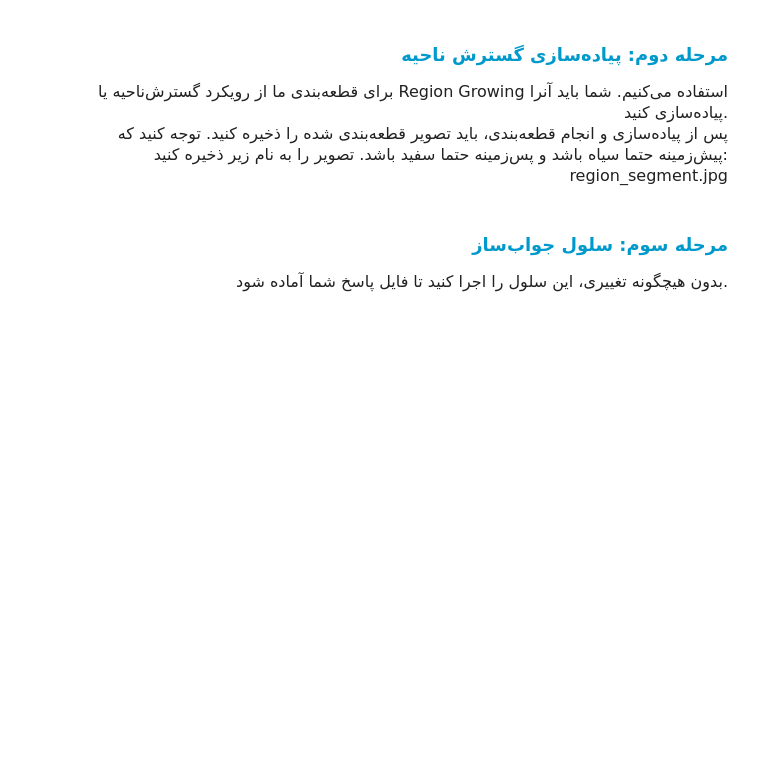
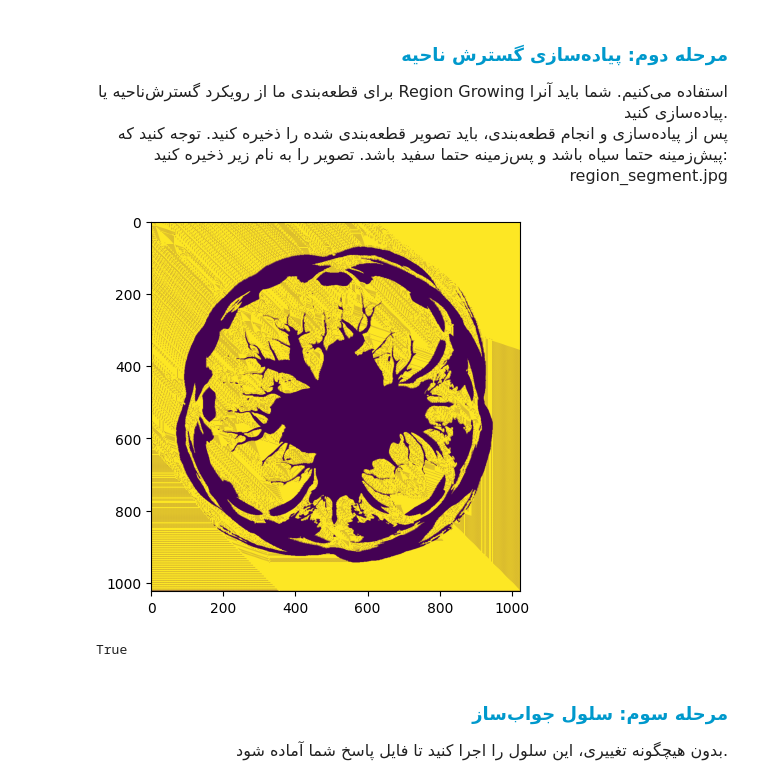
Before and after one commit to mahajialirezaei/image-processing-codes, a Jupyter notebook: Img-region-based-Segmentation/notebook.ipynb, the cells around one changed output. Cells and saved outputs as stored; diff of their text form; code cells hidden in the pictures; blank space fills up the shorter version.

Commit message:
fix problem in func region_growing

```diff
--- a/Img-region-based-Segmentation/notebook.ipynb
+++ b/Img-region-based-Segmentation/notebook.ipynb
@@ -72,38 +70,38 @@ delta = [[-1, -1], [1, -1], [1, 1], [-1, 1], [0, 1], [-1, 0], [1, 0], [0, 1]]
 
 
 def region_growing(img_gaussy, seed_point, th, delta, Is):
     stack_img = list()
     mask = np.zeros_like(img_gaussy)
     visited = np.zeros_like(img_gaussy)
     stack_img.append(seed_point)
     rows, cols = img_gaussy.shape
     while stack_img:
         x, y = stack_img.pop()
         if visited[y, x]:
             continue
         visited[y, x] = True
         if Homogeneity(int(Is), int(img_gaussy[y, x]), th):
             mask[y, x] = 255
             for dx, dy in delta:
                 next_x = x + dx
                 next_y = y + dy
                 if 0 <= next_y < rows and 0 <= next_x < cols:
                     if not visited[next_y, next_x]:
                         stack_img.append((next_y, next_x))
         else:
             mask[y, x] = 0
+    return mask
 
-
-images = []
-for th in threshold:
-    images.append(region_growing(img_gaussy, seed_point, th, delta, Is))
 
 
 th_final = threshold[2]
-final_img = images[2]
+final_img = region_growing(img_gaussy, seed_point, th_final, delta, Is)
 plt.imshow(final_img)
 plt.show()
 cv2.imwrite('region_segment.jpg', final_img)
+# %% [output]
+[figure, added]
+True
 # %% [markdown]
 <h3 align=right style="line-height:200%;font-family:vazir;color:#0099cc">
 <font face="vazir" color="#0099cc">
```
Also changed, not shown: parts of 1 cell of this notebook.
